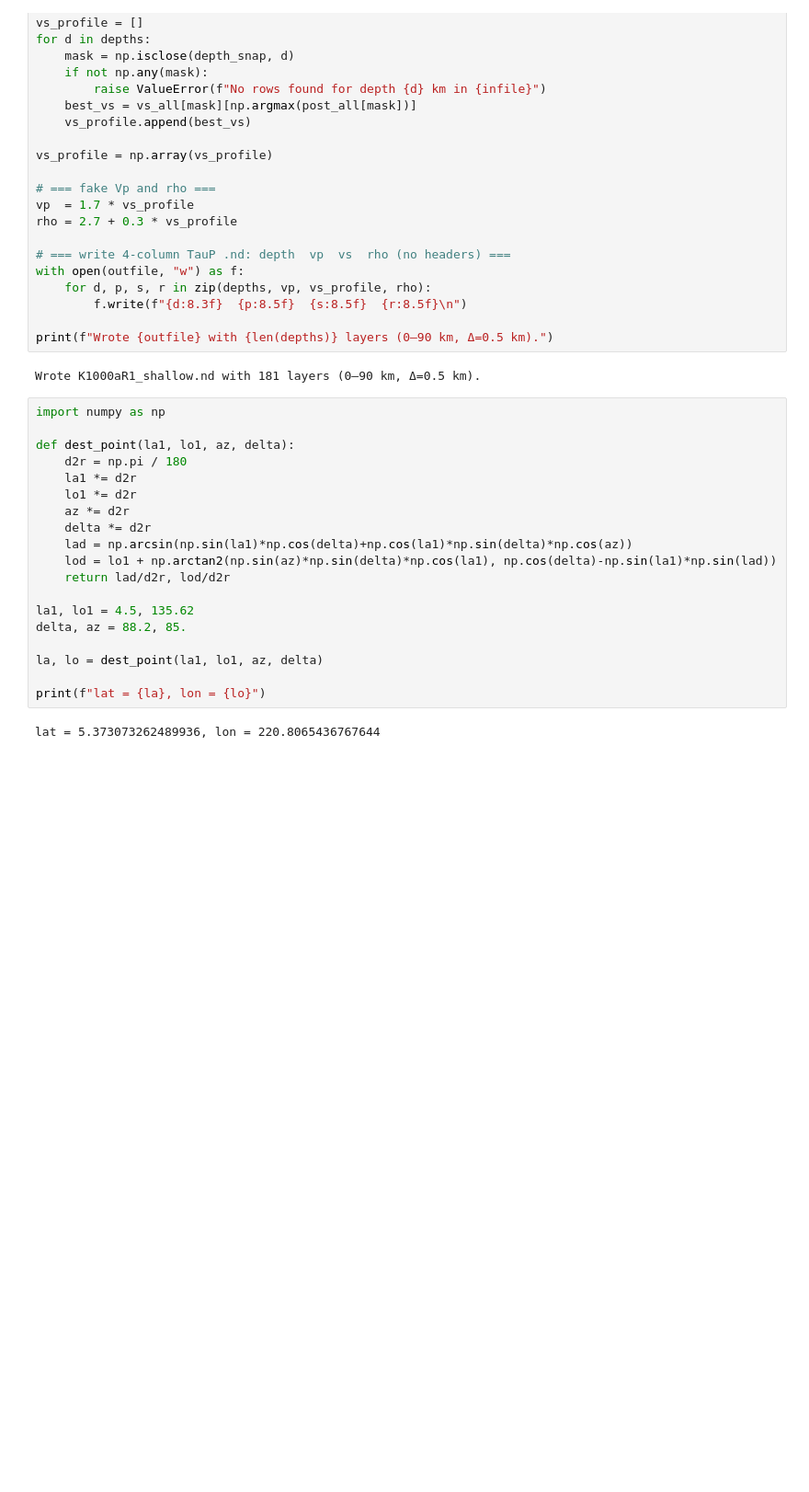
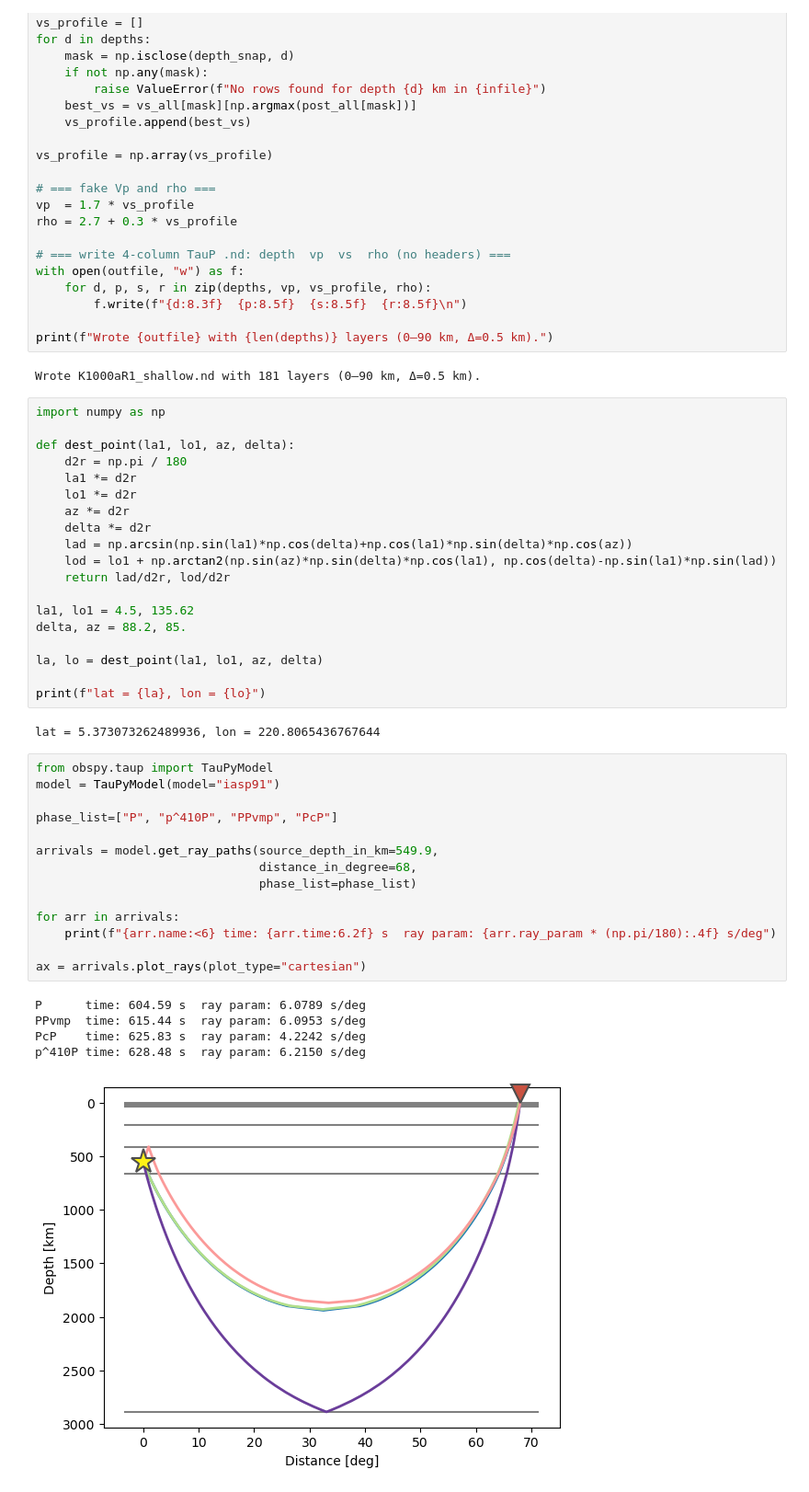
Before and after one commit to evanzzq/MarPPSS, a Jupyter notebook: mars.ipynb, the cells around one changed output. Shown at 92% size. Cells and saved outputs as stored; diff of their text form; blank space fills up the shorter version.

```diff
--- a/mars.ipynb
+++ b/mars.ipynb
@@ -955,3 +959,23 @@ la, lo = dest_point(la1, lo1, az, delta)
 print(f"lat = {la}, lon = {lo}")
 # %% [output]
 lat = 5.373073262489936, lon = 220.8065436767644
+# %%
+from obspy.taup import TauPyModel
+model = TauPyModel(model="iasp91")
+
+phase_list=["P", "p^410P", "PPvmp", "PcP"]
+
+arrivals = model.get_ray_paths(source_depth_in_km=549.9,
+                               distance_in_degree=68,
+                               phase_list=phase_list)
+
+for arr in arrivals:
+    print(f"{arr.name:<6} time: {arr.time:6.2f} s  ray param: {arr.ray_param * (np.pi/180):.4f} s/deg")
+
+ax = arrivals.plot_rays(plot_type="cartesian")
+# %% [output]
+P      time: 604.59 s  ray param: 6.0789 s/deg
+PPvmp  time: 615.44 s  ray param: 6.0953 s/deg
+PcP    time: 625.83 s  ray param: 4.2242 s/deg
+p^410P time: 628.48 s  ray param: 6.2150 s/deg
+[figure, added]
```
Also changed, not shown: parts of 3 cells of this notebook, 7 other files.
